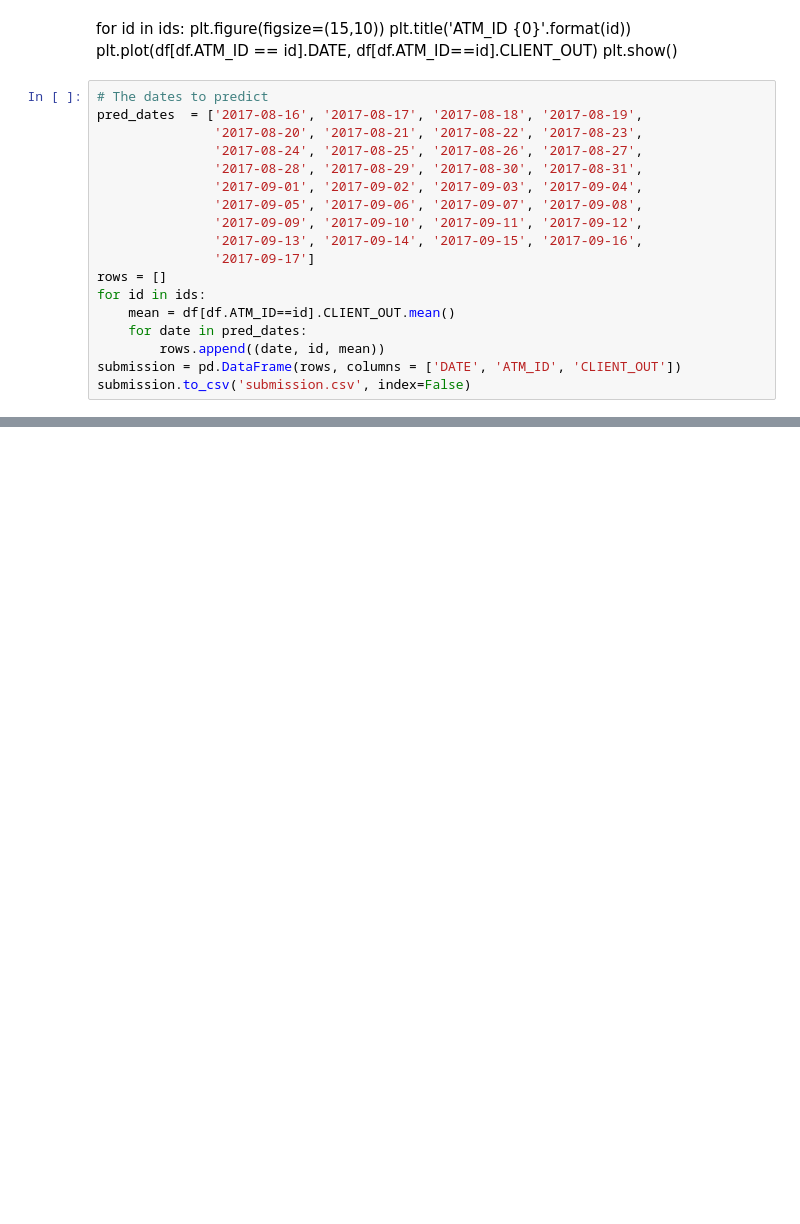
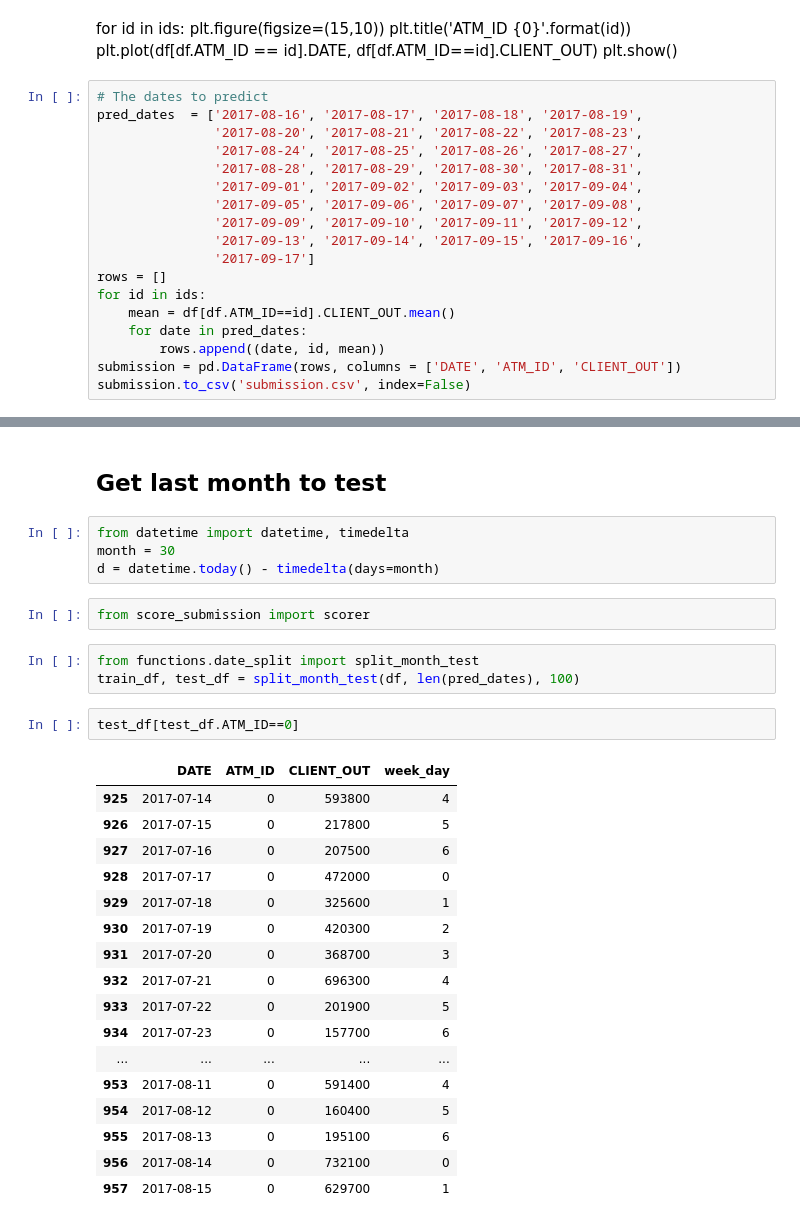
Before and after one commit to progiv/idao_final, a Jupyter notebook: idao_progiv.ipynb, the cells around one changed output, grey strips where cells are left out. Saved outputs shown, nothing was run; the diff lists cells and outputs as text; blank space fills up the shorter version.

```diff
--- a/idao_progiv.ipynb
+++ b/idao_progiv.ipynb
@@ -100,0 +110,31 @@ submission.to_csv('submission.csv', index=False)
+# %% [markdown]
+## Get last month to test
+# %%
+from datetime import datetime, timedelta
+month = 30
+d = datetime.today() - timedelta(days=month)
+# %%
+from score_submission import scorer
+# %%
+from functions.date_split import split_month_test
+train_df, test_df = split_month_test(df, len(pred_dates), 100)
+# %%
+test_df[test_df.ATM_ID==0]
+# %% [output]
+|  | DATE | ATM_ID | CLIENT_OUT | week_day |
+| 925 | 2017-07-14 | 0 | 593800 | 4 |
+| 926 | 2017-07-15 | 0 | 217800 | 5 |
+| 927 | 2017-07-16 | 0 | 207500 | 6 |
+| 928 | 2017-07-17 | 0 | 472000 | 0 |
+| 929 | 2017-07-18 | 0 | 325600 | 1 |
+| 930 | 2017-07-19 | 0 | 420300 | 2 |
+| 931 | 2017-07-20 | 0 | 368700 | 3 |
+| 932 | 2017-07-21 | 0 | 696300 | 4 |
+| 933 | 2017-07-22 | 0 | 201900 | 5 |
+| 934 | 2017-07-23 | 0 | 157700 | 6 |
+| ... | ... | ... | ... | ... |
+| 953 | 2017-08-11 | 0 | 591400 | 4 |
+| 954 | 2017-08-12 | 0 | 160400 | 5 |
+| 955 | 2017-08-13 | 0 | 195100 | 6 |
+| 956 | 2017-08-14 | 0 | 732100 | 0 |
+| 957 | 2017-08-15 | 0 | 629700 | 1 |
```
Also changed, not shown: parts of 9 cells of this notebook, 5 other files.
